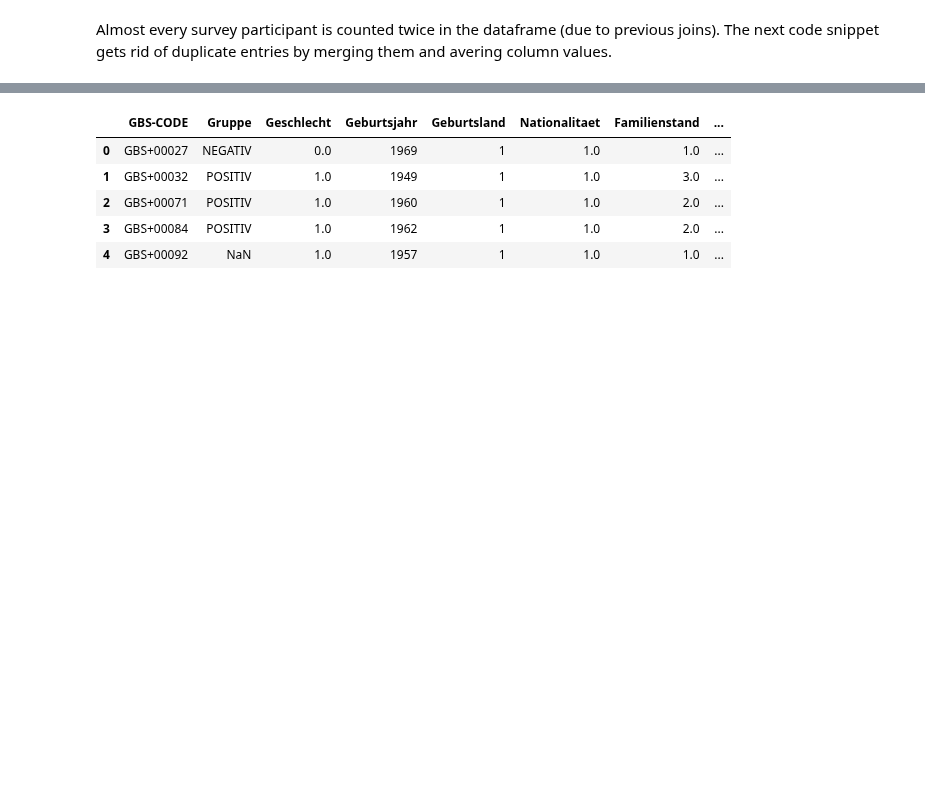
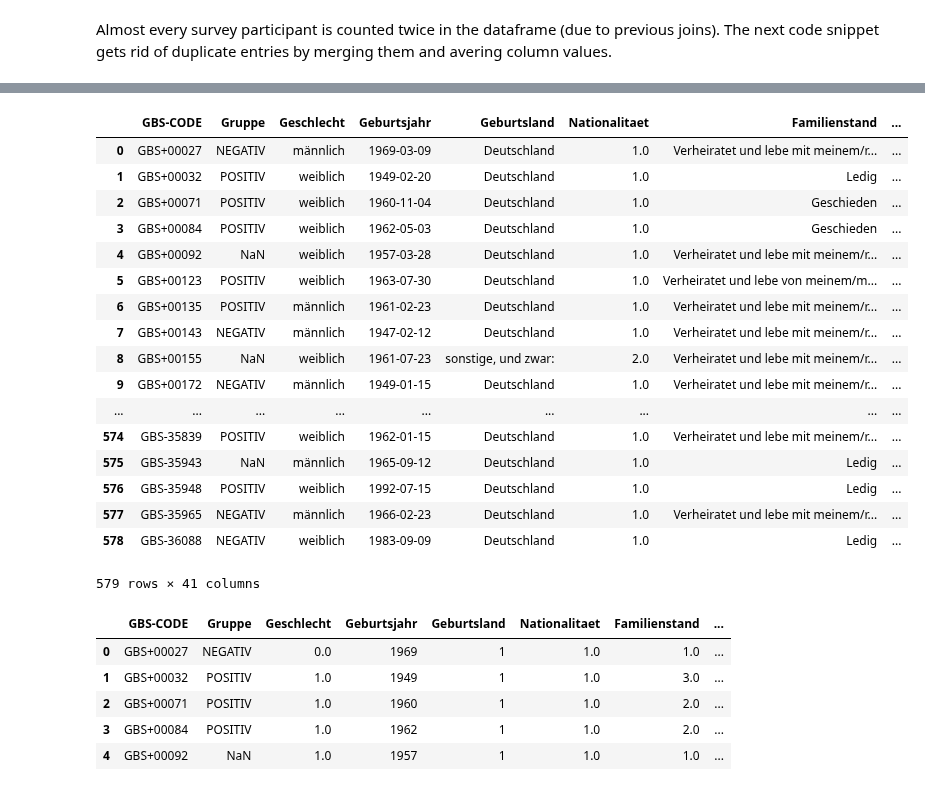
Before and after one commit to laksannathan/maximal-representative-sampling, a Jupyter notebook: src/Preprocessing GBS.ipynb, the cells around one changed output, grey strips where cells are left out. Saved outputs shown, nothing was run; the diff lists cells and outputs as text; code cells hidden in the pictures; blank space fills up the shorter version.

```diff
--- a/src/Preprocessing GBS.ipynb
+++ b/src/Preprocessing GBS.ipynb
@@ -85,3 +91,24 @@ NameError: name 'gbs' is not defined
+# %%
+df
+# %% [output]
+|  | GBS-CODE | Gruppe | Geschlecht | Geburtsjahr | Geburtsland | Nationalitaet | Familienstand | ... |
+| 0 | GBS+00027 | NEGATIV | männlich | 1969-03-09 | Deutschland | 1.0 | Verheiratet und lebe mit meinem/r... | ... |
+| 1 | GBS+00032 | POSITIV | weiblich | 1949-02-20 | Deutschland | 1.0 | Ledig | ... |
+| 2 | GBS+00071 | POSITIV | weiblich | 1960-11-04 | Deutschland | 1.0 | Geschieden | ... |
+| 3 | GBS+00084 | POSITIV | weiblich | 1962-05-03 | Deutschland | 1.0 | Geschieden | ... |
+| 4 | GBS+00092 | NaN | weiblich | 1957-03-28 | Deutschland | 1.0 | Verheiratet und lebe mit meinem/r... | ... |
+| 5 | GBS+00123 | POSITIV | weiblich | 1963-07-30 | Deutschland | 1.0 | Verheiratet und lebe von meinem/m... | ... |
+| 6 | GBS+00135 | POSITIV | männlich | 1961-02-23 | Deutschland | 1.0 | Verheiratet und lebe mit meinem/r... | ... |
+| 7 | GBS+00143 | NEGATIV | männlich | 1947-02-12 | Deutschland | 1.0 | Verheiratet und lebe mit meinem/r... | ... |
+| 8 | GBS+00155 | NaN | weiblich | 1961-07-23 | sonstige, und zwar: | 2.0 | Verheiratet und lebe mit meinem/r... | ... |
+| 9 | GBS+00172 | NEGATIV | männlich | 1949-01-15 | Deutschland | 1.0 | Verheiratet und lebe mit meinem/r... | ... |
+| ... | ... | ... | ... | ... | ... | ... | ... | ... |
+| 574 | GBS-35839 | POSITIV | weiblich | 1962-01-15 | Deutschland | 1.0 | Verheiratet und lebe mit meinem/r... | ... |
+| 575 | GBS-35943 | NaN | männlich | 1965-09-12 | Deutschland | 1.0 | Ledig | ... |
+| 576 | GBS-35948 | POSITIV | weiblich | 1992-07-15 | Deutschland | 1.0 | Ledig | ... |
+| 577 | GBS-35965 | NEGATIV | männlich | 1966-02-23 | Deutschland | 1.0 | Verheiratet und lebe mit meinem/r... | ... |
+| 578 | GBS-36088 | NEGATIV | weiblich | 1983-09-09 | Deutschland | 1.0 | Ledig | ... |
+579 rows × 41 columns
 # %%
 rep1 = {
     '5 Trifft voll und ganz zu':5,
```
Also changed, not shown: parts of 2 cells of this notebook, 7 other files.
